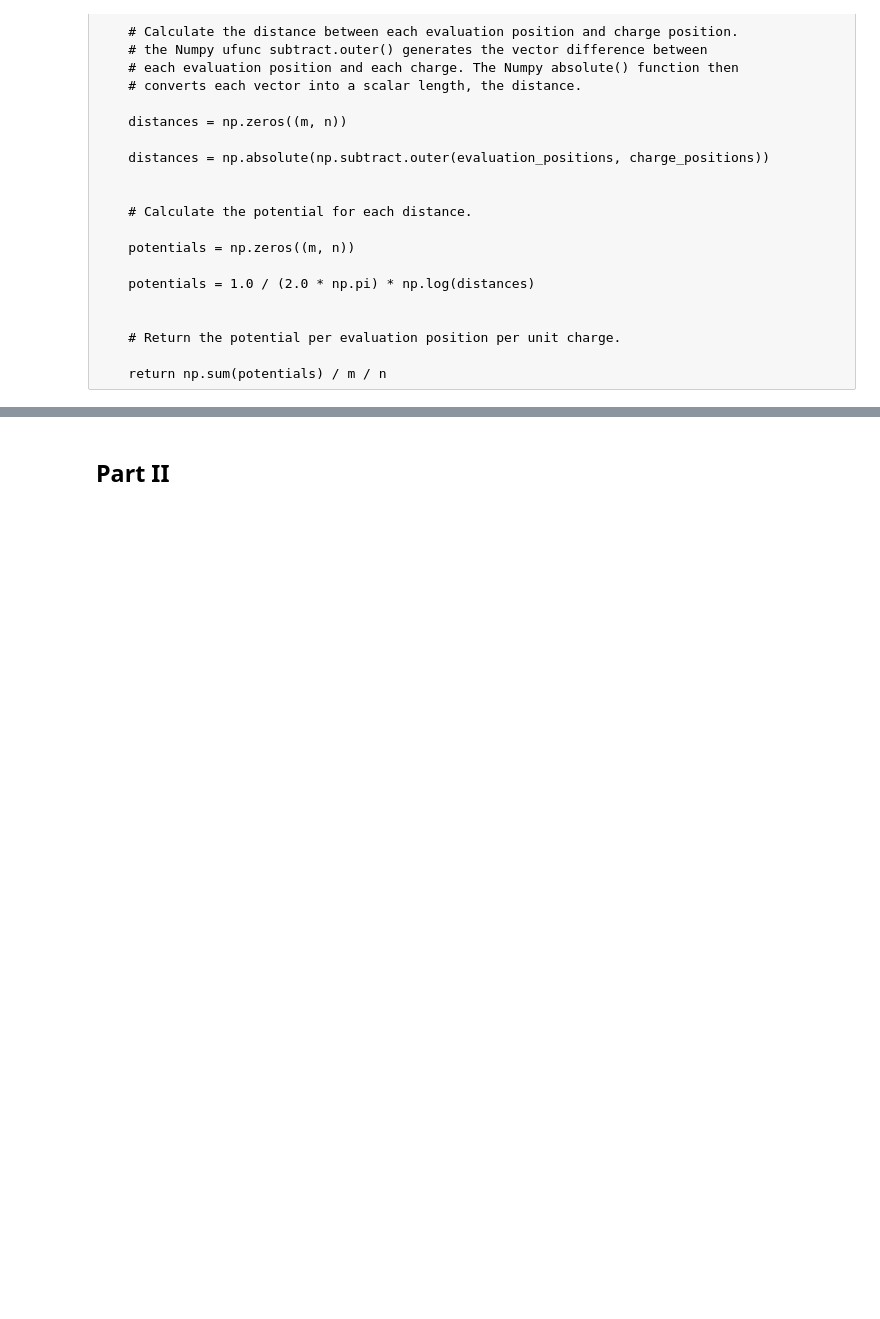
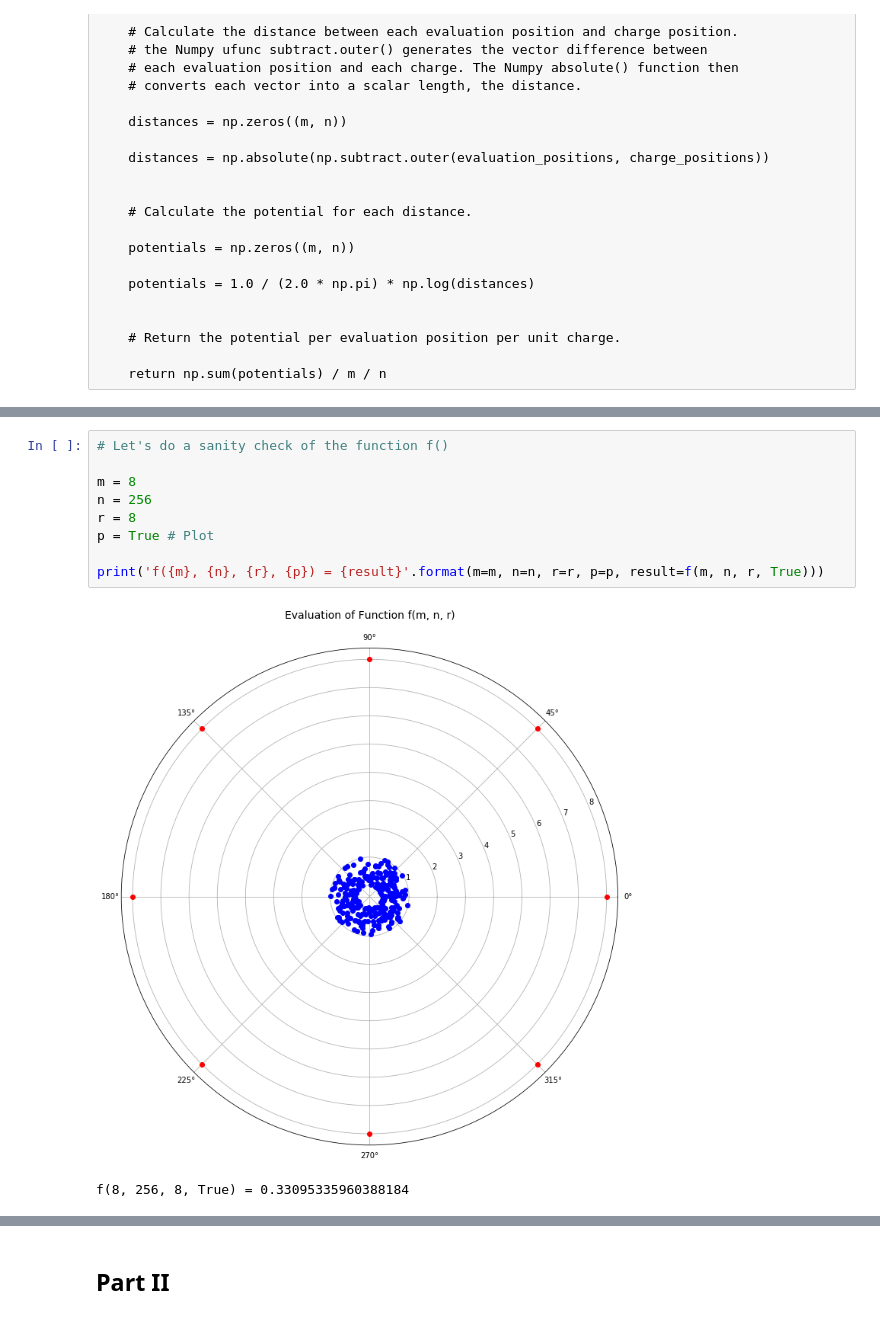
Before and after one commit to johnduffymsc/PHAS0102, a Jupyter notebook: assignment-1.ipynb, the cells around one changed output, grey strips where cells are left out. Saved outputs shown, nothing was run; the diff lists cells and outputs as text; blank space fills up the shorter version.

```diff
--- a/assignment-1.ipynb
+++ b/assignment-1.ipynb
@@ -439,6 +478,18 @@ def f(m, n, r):
     # Return the potential per evaluation position per unit charge.
 
     return np.sum(potentials) / m / n
+# %%
+# Let's do a sanity check of the function f()
+
+m = 8
+n = 256
+r = 8
+p = True # Plot
+
+print('f({m}, {n}, {r}, {p}) = {result}'.format(m=m, n=n, r=r, p=p, result=f(m, n, r, True)))
+# %% [output]
+[figure, added]
+f(8, 256, 8, True) = 0.33095335960388184
 # %%
 %%timeit
 
```
Also changed, not shown: parts of 12 cells of this notebook.
